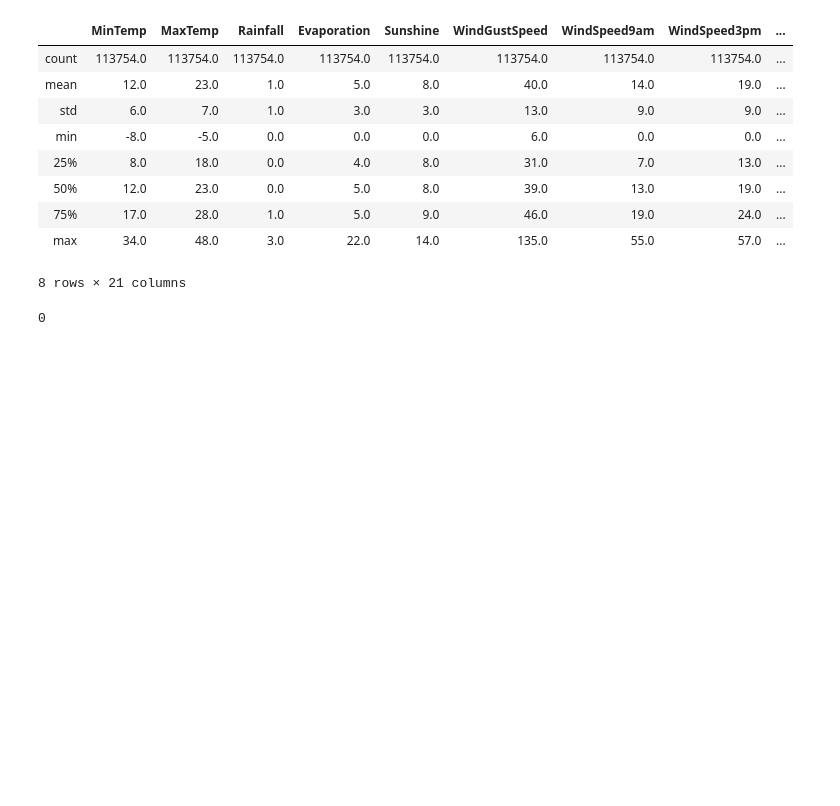
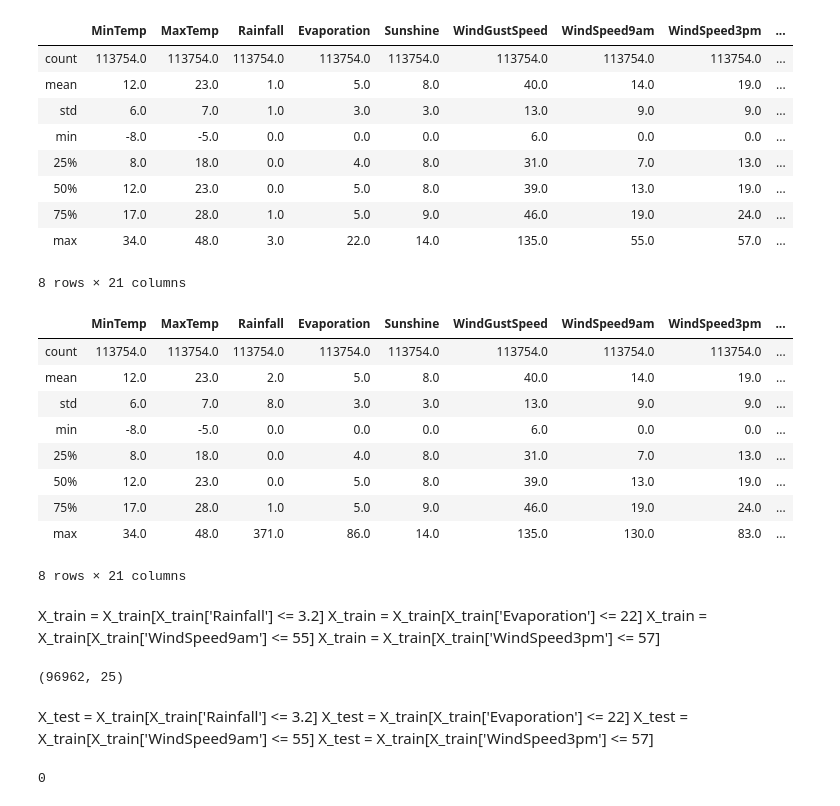
Before and after one commit to gangesh-07/CAS764, a Jupyter notebook: JupyterNotebooks/weather logistics.ipynb, the cells around one changed output. Saved outputs shown, nothing was run; the diff lists cells and outputs as text; code cells hidden in the pictures; blank space fills up the shorter version.

```diff
--- a/JupyterNotebooks/weather logistics.ipynb
+++ b/JupyterNotebooks/weather logistics.ipynb
@@ -571,6 +569,33 @@ X_train.describe().apply(round)
 | 75% | 17.0 | 28.0 | 1.0 | 5.0 | 9.0 | 46.0 | 19.0 | 24.0 | ... |
 | max | 34.0 | 48.0 | 3.0 | 22.0 | 14.0 | 135.0 | 55.0 | 57.0 | ... |
 8 rows × 21 columns
+# %%
+X_train.describe().apply(round)
+# %% [output]
+|  | MinTemp | MaxTemp | Rainfall | Evaporation | Sunshine | WindGustSpeed | WindSpeed9am | WindSpeed3pm | ... |
+| count | 113754.0 | 113754.0 | 113754.0 | 113754.0 | 113754.0 | 113754.0 | 113754.0 | 113754.0 | ... |
+| mean | 12.0 | 23.0 | 2.0 | 5.0 | 8.0 | 40.0 | 14.0 | 19.0 | ... |
+| std | 6.0 | 7.0 | 8.0 | 3.0 | 3.0 | 13.0 | 9.0 | 9.0 | ... |
+| min | -8.0 | -5.0 | 0.0 | 0.0 | 0.0 | 6.0 | 0.0 | 0.0 | ... |
+| 25% | 8.0 | 18.0 | 0.0 | 4.0 | 8.0 | 31.0 | 7.0 | 13.0 | ... |
+| 50% | 12.0 | 23.0 | 0.0 | 5.0 | 8.0 | 39.0 | 13.0 | 19.0 | ... |
+| 75% | 17.0 | 28.0 | 1.0 | 5.0 | 9.0 | 46.0 | 19.0 | 24.0 | ... |
+| max | 34.0 | 48.0 | 371.0 | 86.0 | 14.0 | 135.0 | 130.0 | 83.0 | ... |
+8 rows × 21 columns
+# %% [markdown]
+X_train = X_train[X_train['Rainfall'] <= 3.2]
+X_train = X_train[X_train['Evaporation'] <= 22]
+X_train = X_train[X_train['WindSpeed9am'] <= 55]
+X_train = X_train[X_train['WindSpeed3pm'] <= 57]
+# %%
+X_train.shape
+# %% [output]
+(96962, 25)
+# %% [markdown]
+X_test = X_train[X_train['Rainfall'] <= 3.2]
+X_test = X_train[X_train['Evaporation'] <= 22]
+X_test = X_train[X_train['WindSpeed9am'] <= 55]
+X_test = X_train[X_train['WindSpeed3pm'] <= 57]
 # %%
 # Include the other columns that are to be encoded (outlined above)
 
```
Also changed, not shown: parts of 17 cells of this notebook, 2 other files.
